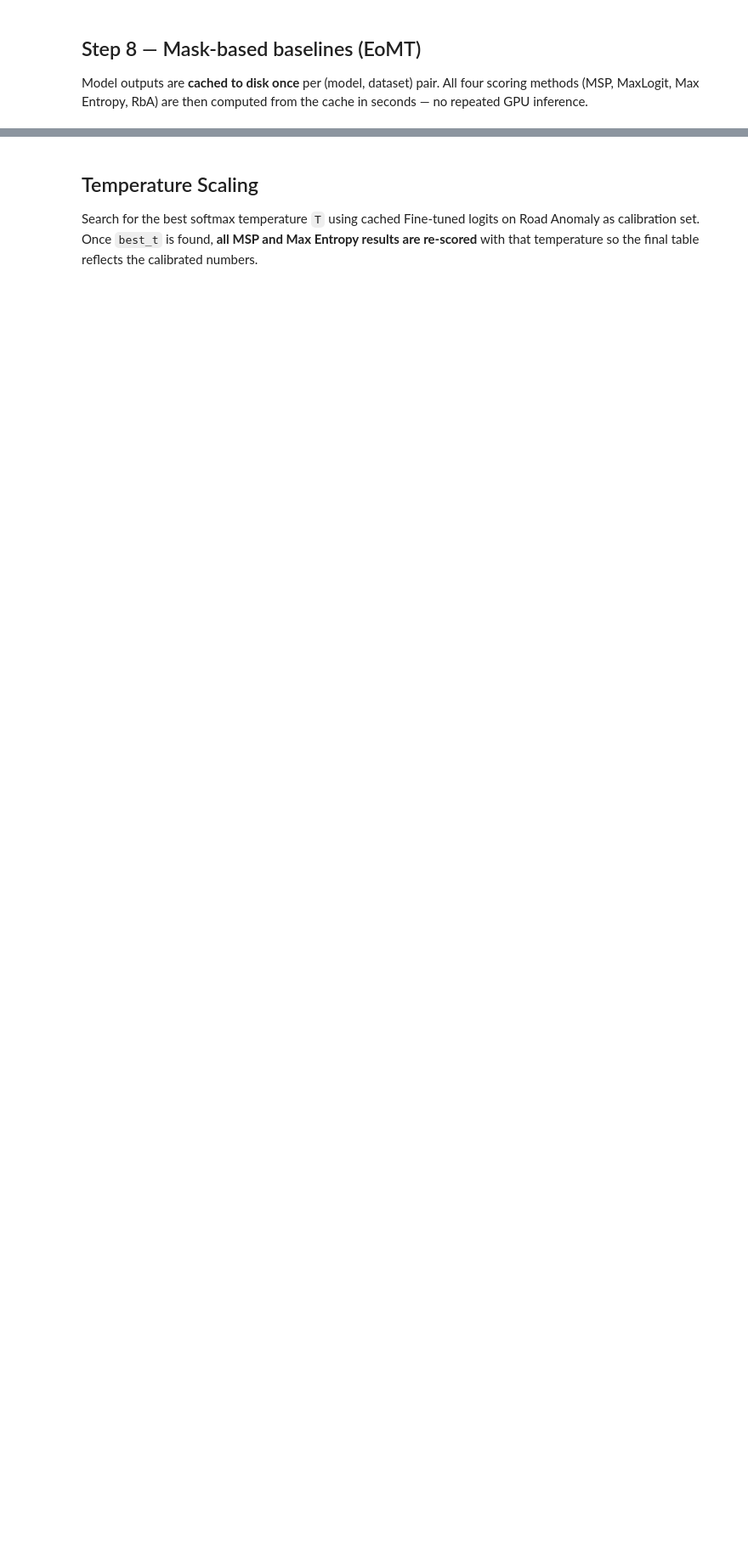
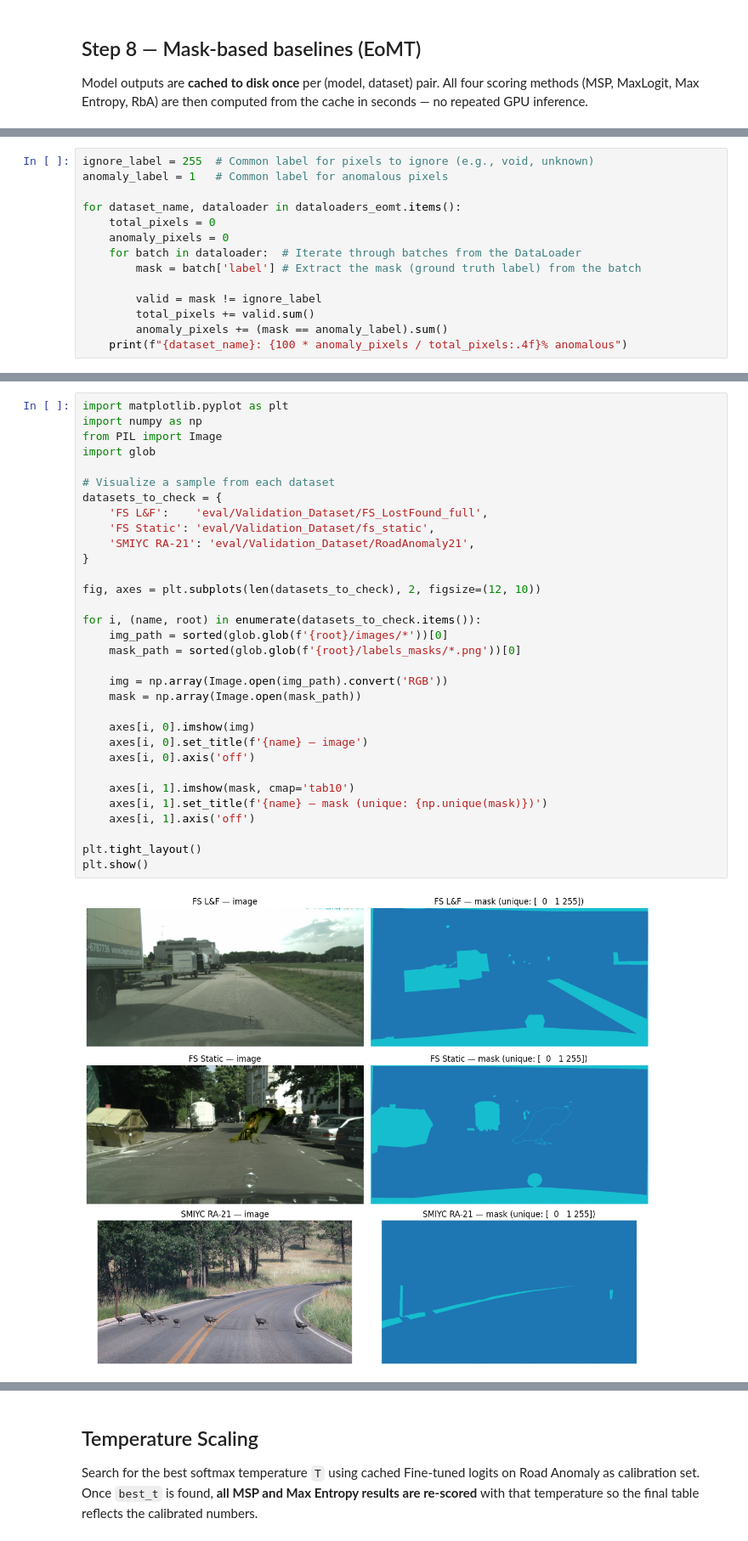
Before and after one commit to MatteoAldovardi92/Fundamental_Project, a Jupyter notebook: newStep7-8.ipynb, the cells around one changed output, grey strips where cells are left out. Shown at 85% size. Saved outputs shown, nothing was run; the diff lists cells and outputs as text; blank space fills up the shorter version.

```diff
--- a/newStep7-8.ipynb
+++ b/newStep7-8.ipynb
@@ -261,3 +261,17 @@ df_mask = pd.DataFrame(
      for mn in mask_results for ds in mask_results[mn] for m in mask_results[mn][ds]}
 ).T
 print(df_mask.to_string())
+# %%
+ignore_label = 255  # Common label for pixels to ignore (e.g., void, unknown)
+anomaly_label = 1   # Common label for anomalous pixels
+
+for dataset_name, dataloader in dataloaders_eomt.items():
+    total_pixels = 0
+    anomaly_pixels = 0
+    for batch in dataloader:  # Iterate through batches from the DataLoader
+        mask = batch['label'] # Extract the mask (ground truth label) from the batch
+
+        valid = mask != ignore_label
+        total_pixels += valid.sum()
+        anomaly_pixels += (mask == anomaly_label).sum()
+    print(f"{dataset_name}: {100 * anomaly_pixels / total_pixels:.4f}% anomalous")
@@ -263,0 +284,34 @@ print(df_mask.to_string())
+# %%
+import matplotlib.pyplot as plt
+import numpy as np
+from PIL import Image
+import glob
+
+# Visualize a sample from each dataset
+datasets_to_check = {
+    'FS L&F':    'eval/Validation_Dataset/FS_LostFound_full',
+    'FS Static': 'eval/Validation_Dataset/fs_static',
+    'SMIYC RA-21': 'eval/Validation_Dataset/RoadAnomaly21',
+}
+
+fig, axes = plt.subplots(len(datasets_to_check), 2, figsize=(12, 10))
+
+for i, (name, root) in enumerate(datasets_to_check.items()):
+    img_path = sorted(glob.glob(f'{root}/images/*'))[0]
+    mask_path = sorted(glob.glob(f'{root}/labels_masks/*.png'))[0]
+
+    img = np.array(Image.open(img_path).convert('RGB'))
+    mask = np.array(Image.open(mask_path))
+
+    axes[i, 0].imshow(img)
+    axes[i, 0].set_title(f'{name} — image')
+    axes[i, 0].axis('off')
+
+    axes[i, 1].imshow(mask, cmap='tab10')
+    axes[i, 1].set_title(f'{name} — mask (unique: {np.unique(mask)})')
+    axes[i, 1].axis('off')
+
+plt.tight_layout()
+plt.show()
+# %% [output]
+[figure, added]
```
Also changed, not shown: parts of 16 cells of this notebook, 15 other files.
